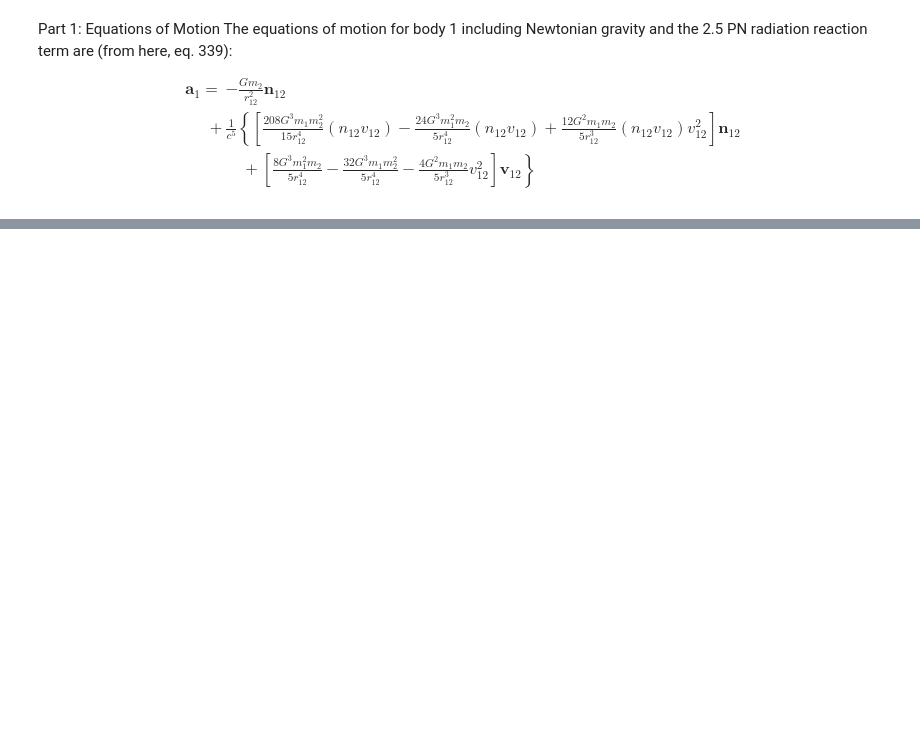
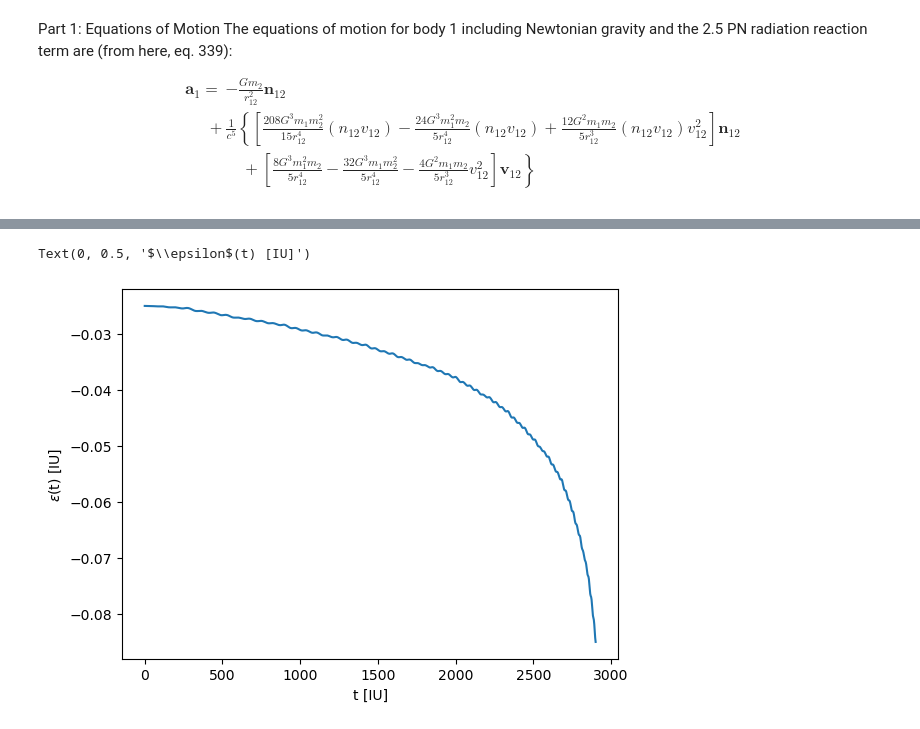
Before and after one commit to ebianchi803/computational_astrophysics, a Jupyter notebook: ODE/GW.ipynb, the cells around one changed output, grey strips where cells are left out. Drawn from its saved outputs; the diff is of its cells as text; code cells hidden in the pictures; blank space fills up the shorter version.

```diff
--- a/ODE/GW.ipynb
+++ b/ODE/GW.ipynb
@@ -32,0 +100,30 @@ where $M=m_1+m_2, r=|\boldsymbol{r}|, v=|\boldsymbol{v}|, h=|\boldsymbol{h}|$.
+# %%
+def eps(y):
+    r1,v1,r2,v2 = unpack(y)
+    vv = []
+    r = []
+    for i in range(len(r1[0,:])):
+        vv = np.append(vv,np.dot(v1[:,i]-v2[:,i],v1[:,i]-v2[:,i])) #qui calcola il prodotto tra matrici, cambiare
+        r = np.append(r, np.sqrt(np.dot(r1[:,i]-r2[:,i],r1[:,i]-r2[:,i])))
+
+    return vv/2 - G*M/r
+
+def a_t(y):
+    return - G*M/(2*eps(y))
+
+def e_t(y):
+    r1,v1,r2,v2 = unpack(y)
+    r = r1-r2
+    v = v1-v2
+    h_t = []
+    for i in range(len(v)):
+        h_t = np.append(h_t, np.cross(r[:,i],v[:,i]))
+
+    return np.sqrt(1 - np.linalg.norm(h_t) / (G*M*a_t(y)))
+# %%
+plt.plot(sol['t'],eps(sol['y']))
+plt.xlabel('t [IU]')
+plt.ylabel(r'$\epsilon$(t) [IU]')
+# %% [output]
+Text(0, 0.5, '$\\epsilon$(t) [IU]')
+[figure, added]
```
Also changed, not shown: parts of 12 cells of this notebook.
